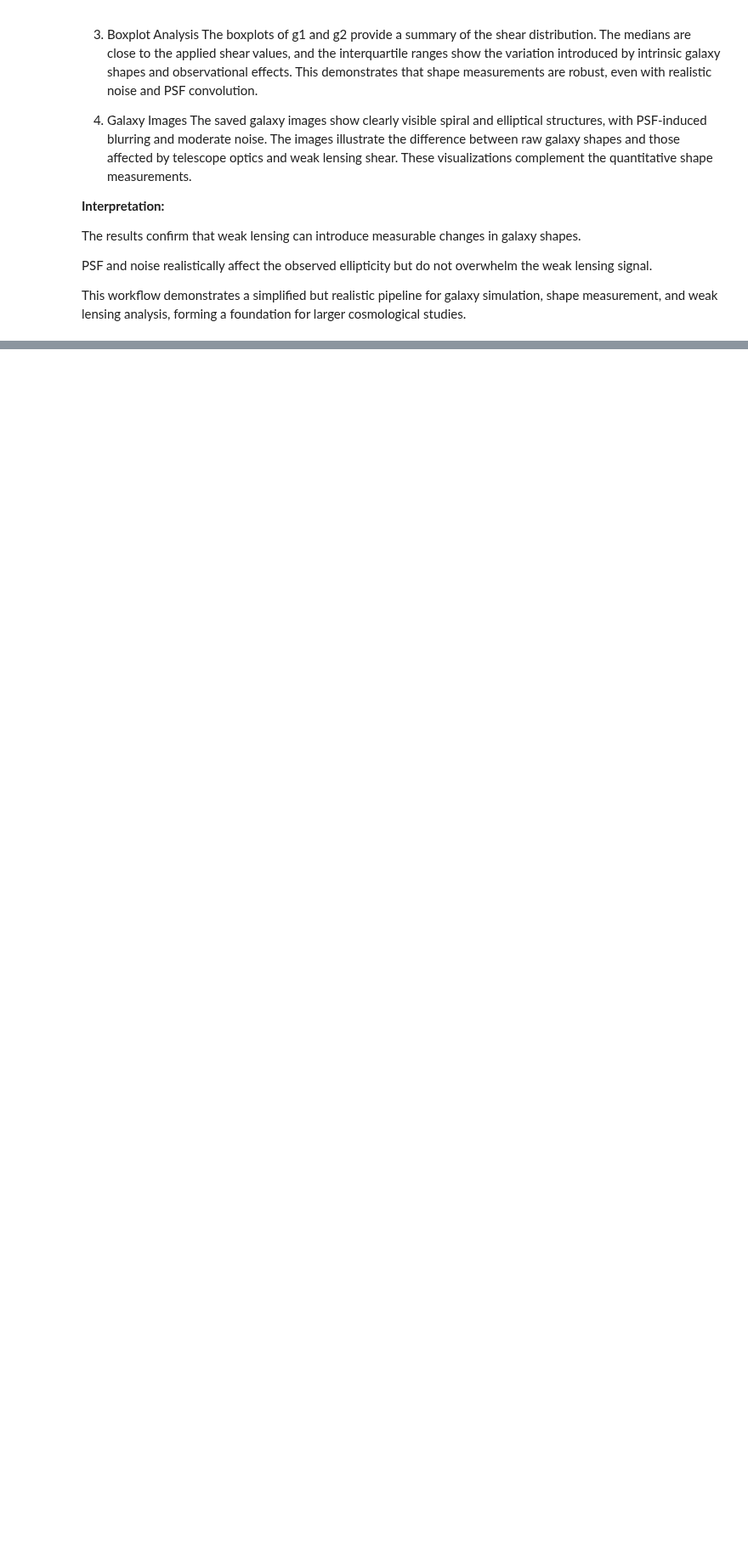
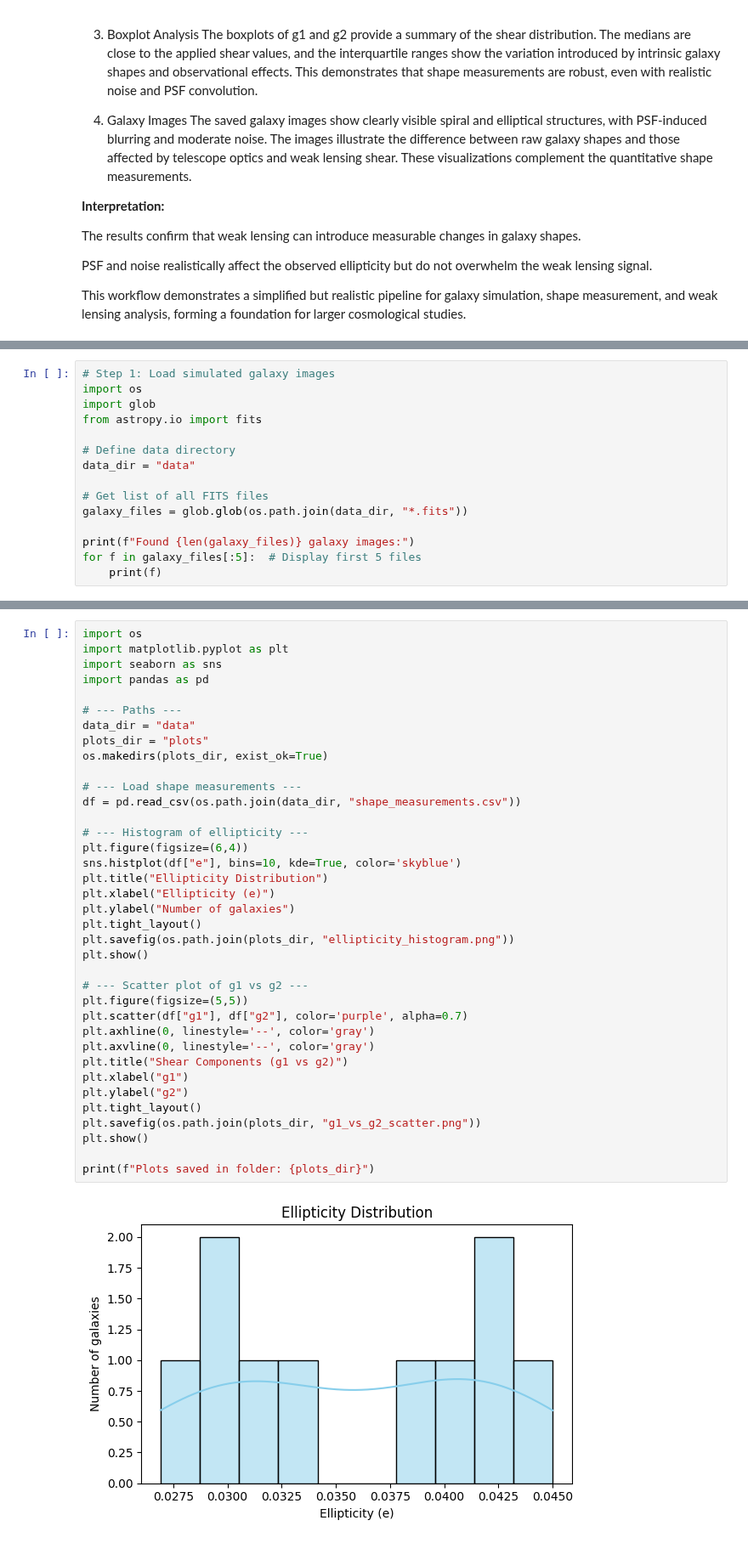
Before and after one commit to Najiya234/Galaxy_Lensing, a Jupyter notebook: Galaxy_Lensing.ipynb, the cells around one changed output, grey strips where cells are left out. Shown at 85% size. Saved outputs shown, nothing was run; the diff lists cells and outputs as text; blank space fills up the shorter version.

```diff
--- a/Galaxy_Lensing.ipynb
+++ b/Galaxy_Lensing.ipynb
@@ -235,0 +267,15 @@ This project provides a simplified but realistic workflow for galaxy simulation,
+# %%
+# Step 1: Load simulated galaxy images
+import os
+import glob
+from astropy.io import fits
+
+# Define data directory
+data_dir = "data"
+
+# Get list of all FITS files
+galaxy_files = glob.glob(os.path.join(data_dir, "*.fits"))
+
+print(f"Found {len(galaxy_files)} galaxy images:")
+for f in galaxy_files[:5]:  # Display first 5 files
+    print(f)
@@ -235,0 +353,39 @@ This project provides a simplified but realistic workflow for galaxy simulation,
+# %%
+import os
+import matplotlib.pyplot as plt
+import seaborn as sns
+import pandas as pd
+
+# --- Paths ---
+data_dir = "data"
+plots_dir = "plots"
+os.makedirs(plots_dir, exist_ok=True)
+
+# --- Load shape measurements ---
+df = pd.read_csv(os.path.join(data_dir, "shape_measurements.csv"))
+
+# --- Histogram of ellipticity ---
+plt.figure(figsize=(6,4))
+sns.histplot(df["e"], bins=10, kde=True, color='skyblue')
+plt.title("Ellipticity Distribution")
+plt.xlabel("Ellipticity (e)")
+plt.ylabel("Number of galaxies")
+plt.tight_layout()
+plt.savefig(os.path.join(plots_dir, "ellipticity_histogram.png"))
+plt.show()
+
+# --- Scatter plot of g1 vs g2 ---
+plt.figure(figsize=(5,5))
+plt.scatter(df["g1"], df["g2"], color='purple', alpha=0.7)
+plt.axhline(0, linestyle='--', color='gray')
+plt.axvline(0, linestyle='--', color='gray')
+plt.title("Shear Components (g1 vs g2)")
+plt.xlabel("g1")
+plt.ylabel("g2")
+plt.tight_layout()
+plt.savefig(os.path.join(plots_dir, "g1_vs_g2_scatter.png"))
+plt.show()
+
+print(f"Plots saved in folder: {plots_dir}")
+# %% [output]
+[figure, added]
```
Also changed, not shown: parts of 15 cells of this notebook.
